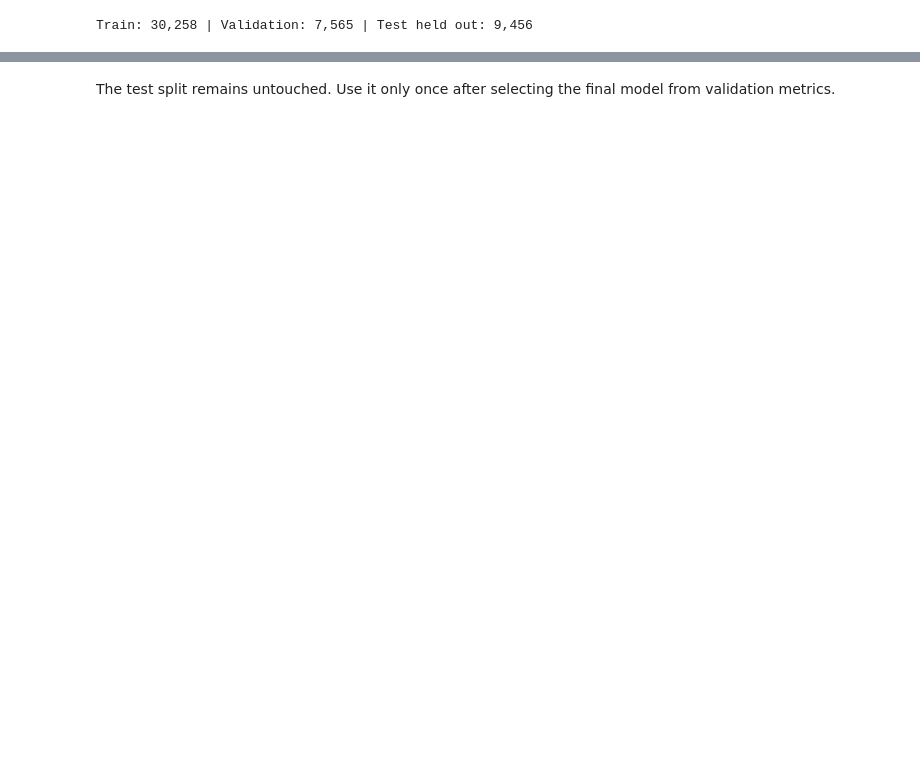
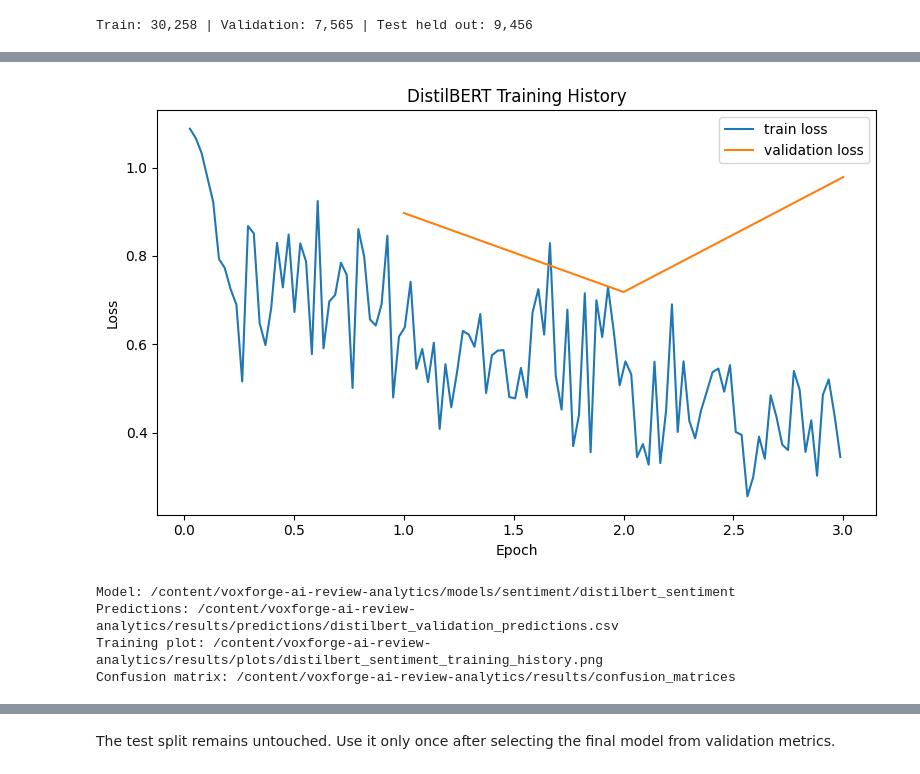
Before and after one commit to karimamzghi/voxforge-ai-review-analytics, a Jupyter notebook: notebooks/sentiments/04_distilbert_sentiment.ipynb, the cells around one changed output, grey strips where cells are left out. Saved outputs shown, nothing was run; the diff lists cells and outputs as text; code cells hidden in the pictures; blank space fills up the shorter version.

Commit message:
feat: plot distilbert results

```diff
--- a/notebooks/sentiments/04_distilbert_sentiment.ipynb
+++ b/notebooks/sentiments/04_distilbert_sentiment.ipynb
@@ -128,13 +220,20 @@ display(validation["classification_report"])
 # %%
 saved_model = save_transformer_artifact(run, MODEL_DIR)
 saved_predictions = save_transformer_predictions(
-    X_val, y_val, validation, PREDICTIONS_DIR
+    X_val, y_val, validation, PREDICTIONS_DIR / "distilbert_validation_predictions.csv",
 )
 saved_history = plot_training_history(run, HISTORY_PATH)
+
 print("Model:", saved_model)
 print("Predictions:", saved_predictions)
 print("Training plot:", saved_history)
 print("Confusion matrix:", CONFUSION_MATRICES_DIR)
+# %% [output]
+[figure, added]
+Model: /content/voxforge-ai-review-analytics/models/sentiment/distilbert_sentiment
+Predictions: /content/voxforge-ai-review-analytics/results/predictions/distilbert_validation_predictions.csv
+Training plot: /content/voxforge-ai-review-analytics/results/plots/distilbert_sentiment_training_history.png
+Confusion matrix: /content/voxforge-ai-review-analytics/results/confusion_matrices
 # %%
 # Update the shared model tracker
 tracking = log_experiment(
```
Also changed, not shown: parts of 12 cells of this notebook, 2 other files.
